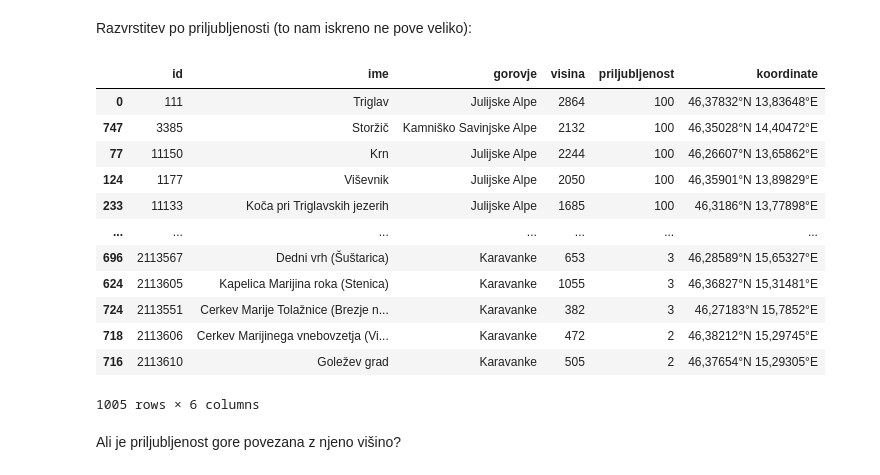
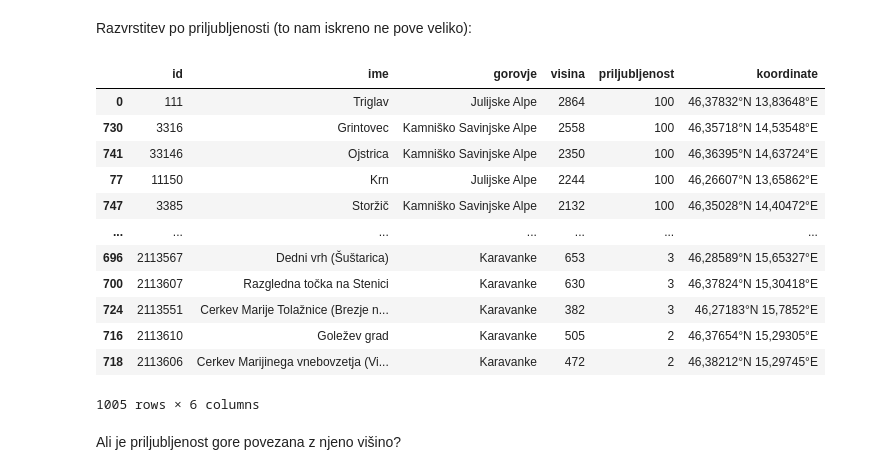
Before and after one commit to TerezijaKrecic/Projektna-naloga-Prog1-, a Jupyter notebook: analiza.ipynb, the cells around one changed output. Drawn from its saved outputs; the diff is of its cells as text; code cells hidden in the pictures.

```diff
--- a/analiza.ipynb
+++ b/analiza.ipynb
@@ -69,21 +69,21 @@ izhodisca
 # %% [markdown]
 Razvrstitev po priljubljenosti (to nam iskreno ne pove veliko):
 # %%
-alpe_po_priljubljenosti = alpe.sort_values("priljubljenost", ascending = False)
+alpe_po_priljubljenosti = alpe.sort_values(["priljubljenost", 'visina'], ascending = False)
 alpe_po_priljubljenosti
 # %% [output]
 |  | id | ime | gorovje | visina | priljubljenost | koordinate |
 | 0 | 111 | Triglav | Julijske Alpe | 2864 | 100 | 46,37832°N 13,83648°E |
+| 730 | 3316 | Grintovec | Kamniško Savinjske Alpe | 2558 | 100 | 46,35718°N 14,53548°E |
+| 741 | 33146 | Ojstrica | Kamniško Savinjske Alpe | 2350 | 100 | 46,36395°N 14,63724°E |
+| 77 | 11150 | Krn | Julijske Alpe | 2244 | 100 | 46,26607°N 13,65862°E |
 | 747 | 3385 | Storžič | Kamniško Savinjske Alpe | 2132 | 100 | 46,35028°N 14,40472°E |
-| 77 | 11150 | Krn | Julijske Alpe | 2244 | 100 | 46,26607°N 13,65862°E |
-| 124 | 1177 | Viševnik | Julijske Alpe | 2050 | 100 | 46,35901°N 13,89829°E |
-| 233 | 11133 | Koča pri Triglavskih jezerih | Julijske Alpe | 1685 | 100 | 46,3186°N 13,77898°E |
 | ... | ... | ... | ... | ... | ... | ... |
 | 696 | 2113567 | Dedni vrh (Šuštarica) | Karavanke | 653 | 3 | 46,28589°N 15,65327°E |
-| 624 | 2113605 | Kapelica Marijina roka (Stenica) | Karavanke | 1055 | 3 | 46,36827°N 15,31481°E |
+| 700 | 2113607 | Razgledna točka na Stenici | Karavanke | 630 | 3 | 46,37824°N 15,30418°E |
 | 724 | 2113551 | Cerkev Marije Tolažnice (Brezje n... | Karavanke | 382 | 3 | 46,27183°N 15,7852°E |
+| 716 | 2113610 | Goležev grad | Karavanke | 505 | 2 | 46,37654°N 15,29305°E |
 | 718 | 2113606 | Cerkev Marijinega vnebovzetja (Vi... | Karavanke | 472 | 2 | 46,38212°N 15,29745°E |
-| 716 | 2113610 | Goležev grad | Karavanke | 505 | 2 | 46,37654°N 15,29305°E |
 1005 rows × 6 columns
 # %% [markdown]
 Ali je priljubljenost gore povezana z njeno višino?
```
Also changed, not shown: parts of 7 cells of this notebook.
